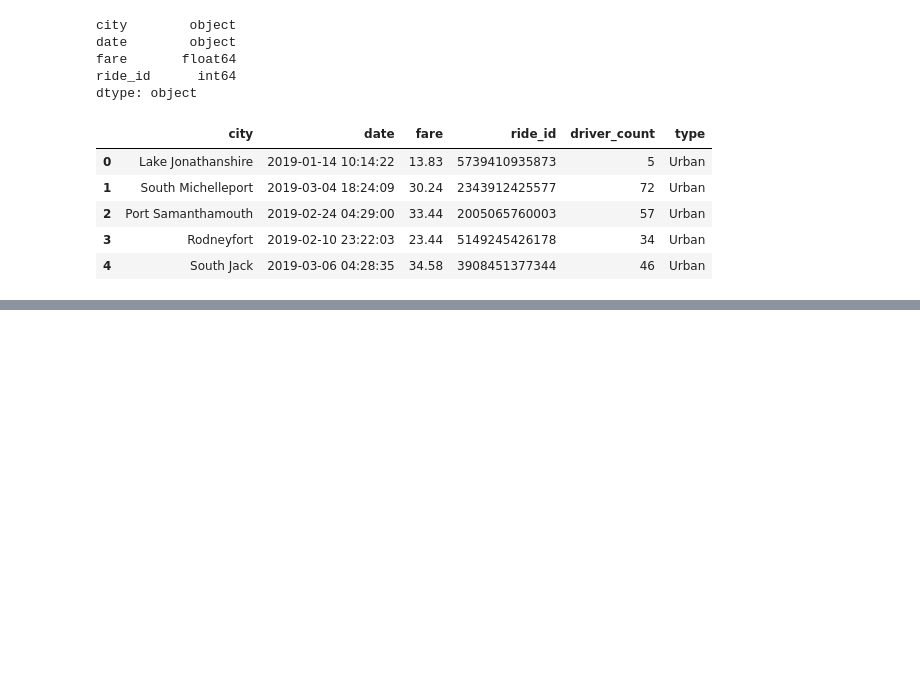
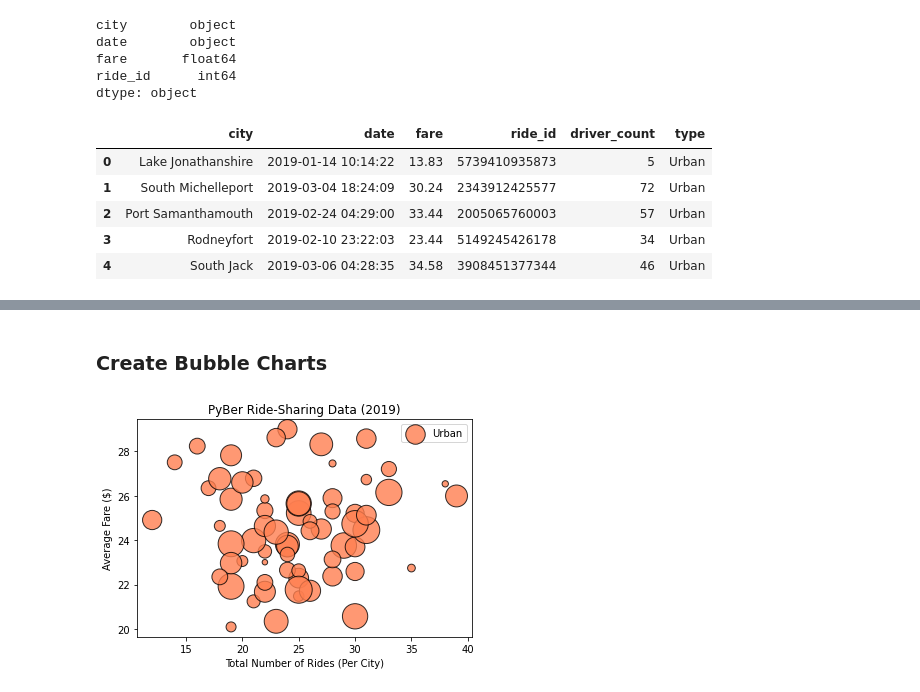
Before and after one commit to DavidGGonzalez/PyBer_Analysis, a Jupyter notebook: PyBer.ipynb, the cells around one changed output, grey strips where cells are left out. Saved outputs shown, nothing was run; the diff lists cells and outputs as text; code cells hidden in the pictures; blank space fills up the shorter version.

```diff
--- a/PyBer.ipynb
+++ b/PyBer.ipynb
@@ -132,0 +136,4 @@ pyber_data_df.head()
+# %%
+# Urban
+urban_df = pyber_data_df[pyber_data_df["type"]=="Urban"]
+urban_df.head()
@@ -132,0 +180,5 @@ pyber_data_df.head()
+# %%
+# Get the number of rides per city type
+# Urban
+urban_ride_count = urban_df.groupby(["city"]).count()["ride_id"]
+urban_ride_count
@@ -132,0 +206,5 @@ pyber_data_df.head()
+# %%
+# Get the Average fare per city type
+# Urban
+urban_avg_fare = urban_df.groupby(["city"]).mean()["fare"]
+urban_avg_fare.head()
@@ -132,0 +226,5 @@ pyber_data_df.head()
+# %%
+# Get the average number of drivers per city type
+# Urban
+urban_driver_count = urban_df.groupby(["city"]).mean()["driver_count"]
+urban_driver_count.head()
@@ -132,0 +246,12 @@ pyber_data_df.head()
+# %% [markdown]
+### Create Bubble Charts
+# %%
+# Create it for Urban Cities
+plt.scatter(urban_ride_count, urban_avg_fare, s=10*urban_driver_count, c="coral", edgecolor="black", linewidths=1, alpha=0.8, label="Urban")
+plt.title("PyBer Ride-Sharing Data (2019)")
+plt.xlabel("Total Number of Rides (Per City)")
+plt.ylabel("Average Fare ($)")
+plt.legend()
+plt.show()
+# %% [output]
+[figure, added]
```
Also changed, not shown: parts of 16 cells of this notebook, 2 other files.
